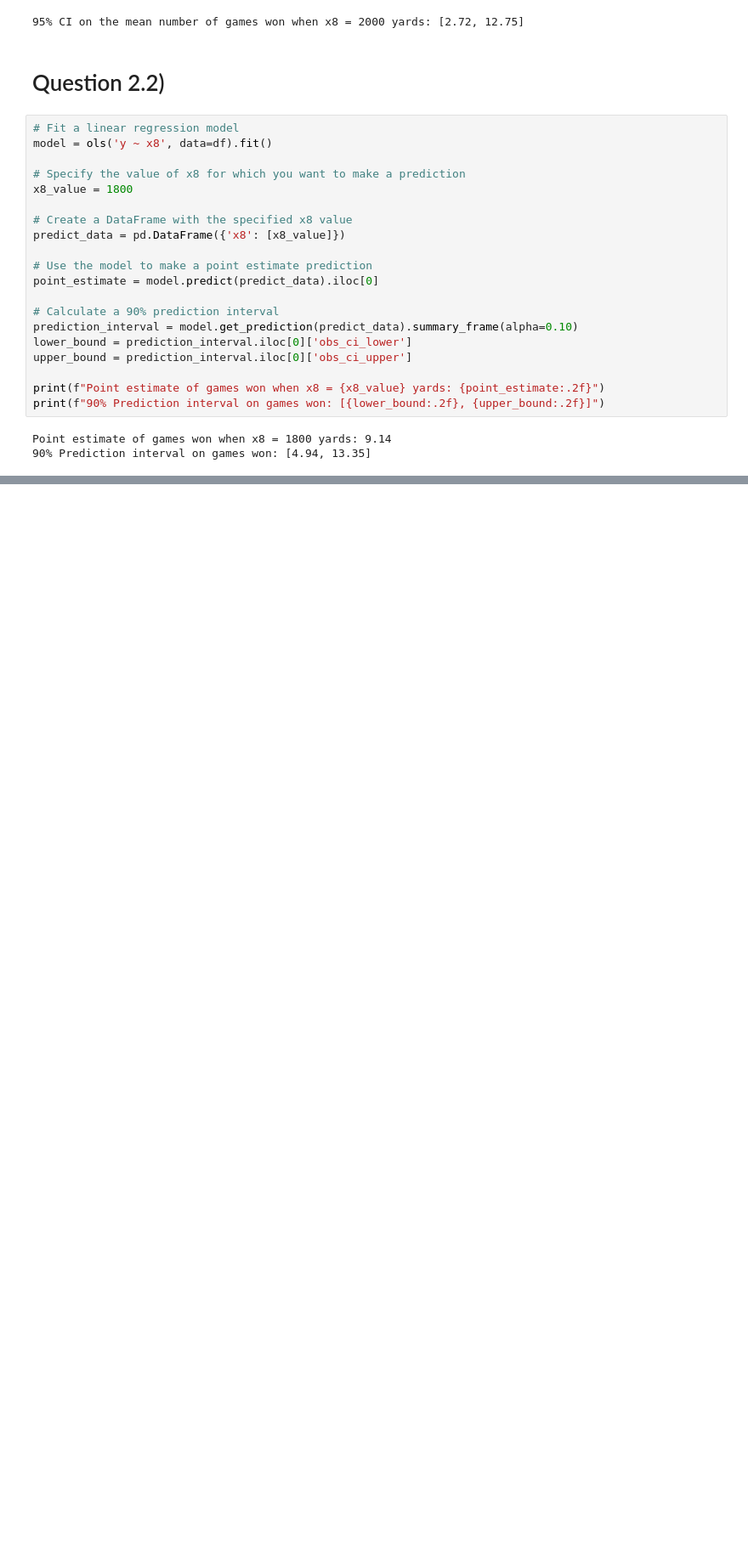
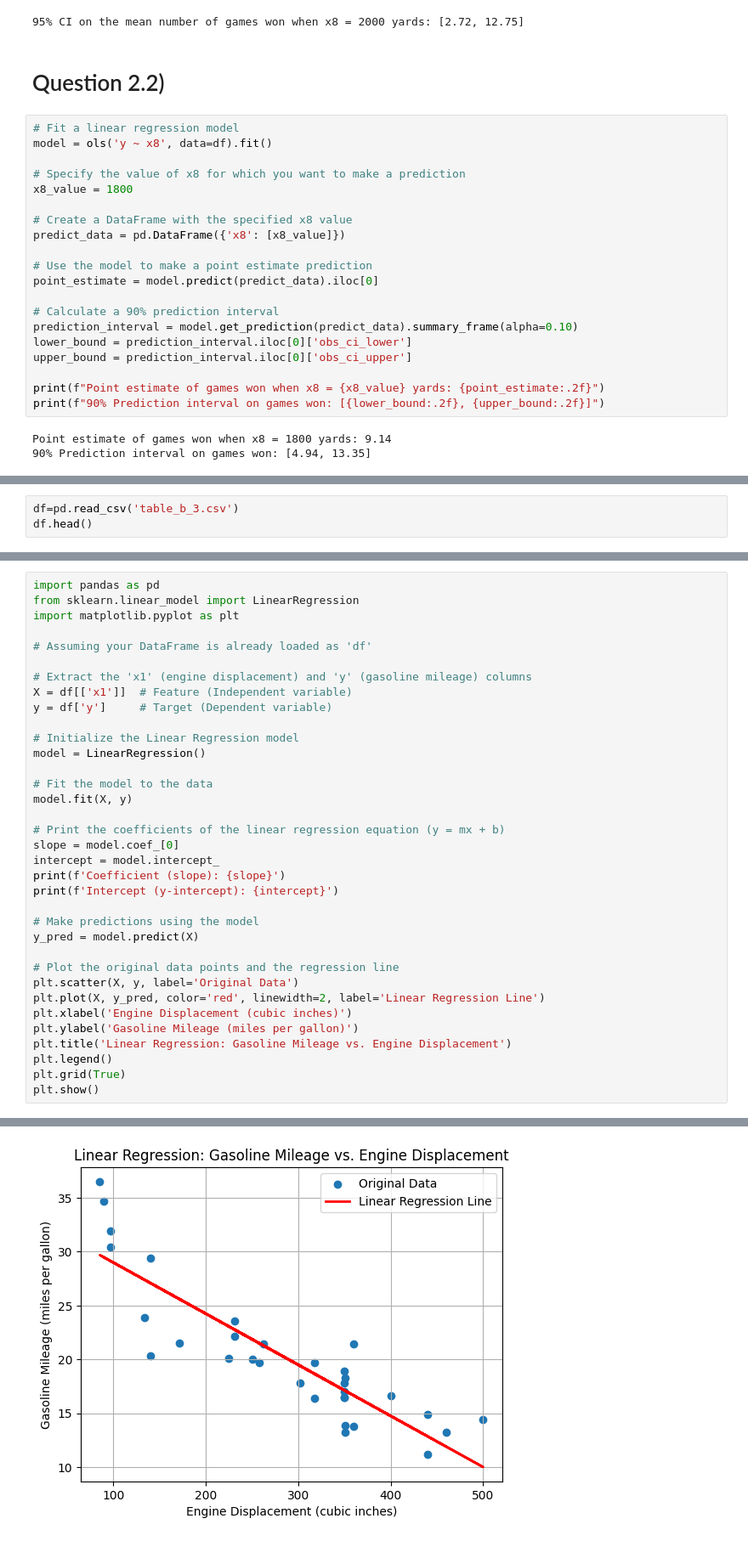
Before and after one commit to bdupey/STAT-341A_Appplied_Regression_Analysis_Modeling, a Jupyter notebook: homework_1.ipynb, the cells around one changed output, grey strips where cells are left out. Shown: that part at 85% size. Saved outputs shown, nothing was run; the diff lists cells and outputs as text; blank space fills up the shorter version.

```diff
--- a/homework_1.ipynb
+++ b/homework_1.ipynb
@@ -148,0 +151,3 @@ Point estimate of games won when x8 = 1800 yards: 9.14
+# %%
+df=pd.read_csv('table_b_3.csv')
+df.head()
@@ -148,0 +163,36 @@ Point estimate of games won when x8 = 1800 yards: 9.14
+# %%
+import pandas as pd
+from sklearn.linear_model import LinearRegression
+import matplotlib.pyplot as plt
+
+# Assuming your DataFrame is already loaded as 'df'
+
+# Extract the 'x1' (engine displacement) and 'y' (gasoline mileage) columns
+X = df[['x1']]  # Feature (Independent variable)
+y = df['y']     # Target (Dependent variable)
+
+# Initialize the Linear Regression model
+model = LinearRegression()
+
+# Fit the model to the data
+model.fit(X, y)
+
+# Print the coefficients of the linear regression equation (y = mx + b)
+slope = model.coef_[0]
+intercept = model.intercept_
+print(f'Coefficient (slope): {slope}')
+print(f'Intercept (y-intercept): {intercept}')
+
+# Make predictions using the model
+y_pred = model.predict(X)
+
+# Plot the original data points and the regression line
+plt.scatter(X, y, label='Original Data')
+plt.plot(X, y_pred, color='red', linewidth=2, label='Linear Regression Line')
+plt.xlabel('Engine Displacement (cubic inches)')
+plt.ylabel('Gasoline Mileage (miles per gallon)')
+plt.title('Linear Regression: Gasoline Mileage vs. Engine Displacement')
+plt.legend()
+plt.grid(True)
+plt.show()
+# %% [output]
@@ -148,0 +201 @@ Point estimate of games won when x8 = 1800 yards: 9.14
+[figure, added]
```
Also changed, not shown: parts of 26 cells of this notebook, 2 other files.
